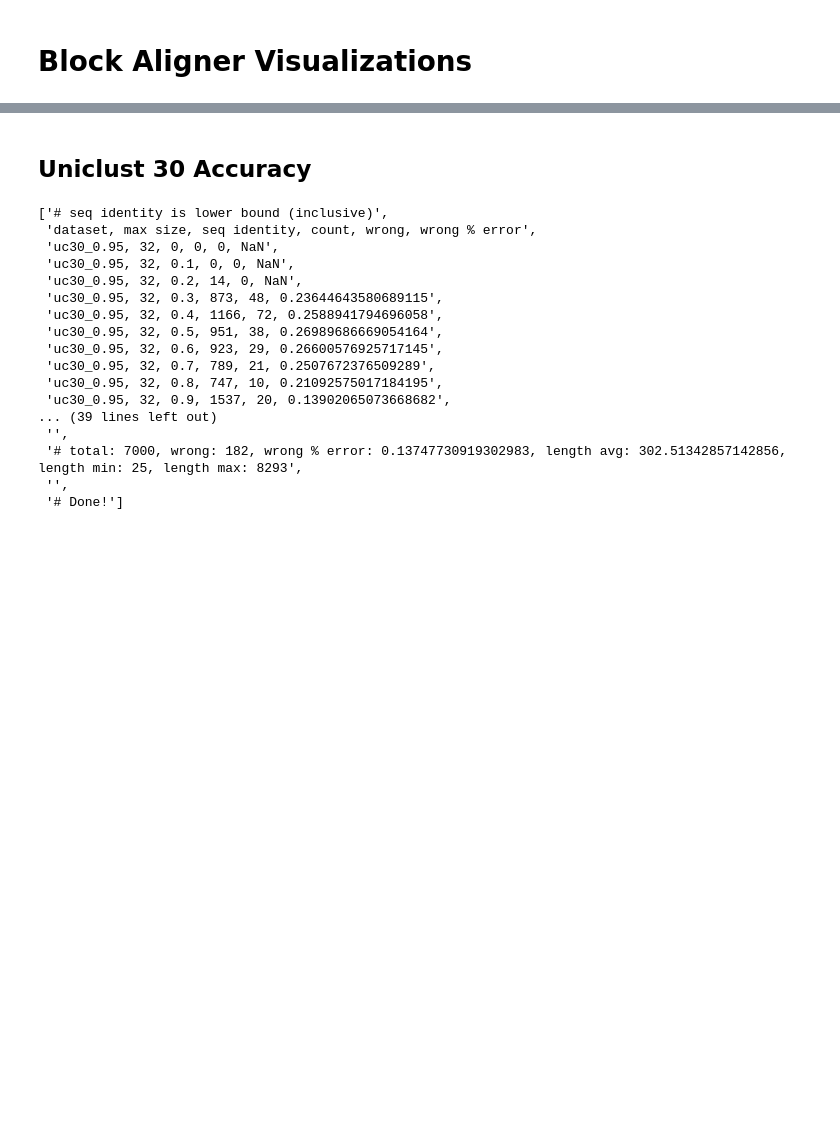
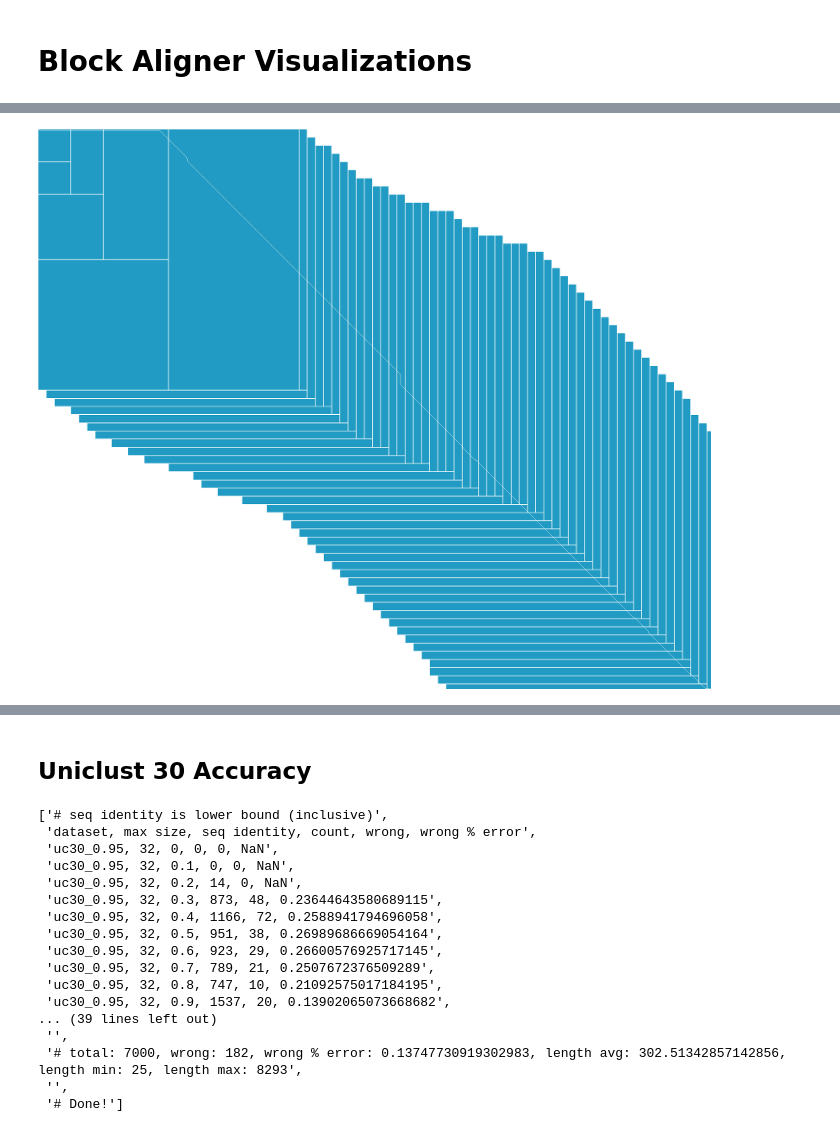
Before and after one commit to Daniel-Liu-c0deb0t/block-aligner, a Jupyter notebook: vis/block_aligner_vis.ipynb, the cells around one changed output, grey strips where cells are left out. Drawn from its saved outputs; the diff is of its cells as text; code cells hidden in the pictures; blank space fills up the shorter version.

Commit message:
Work in progress on more data analysis

```diff
--- a/vis/block_aligner_vis.ipynb
+++ b/vis/block_aligner_vis.ipynb
@@ -6,0 +21,4 @@ from io import StringIO
+# %%
+Image(filename = "../data/block_img1.png")
+# %% [output]
+[figure, added]
```
Also changed, not shown: parts of 28 cells of this notebook, 3 other files.
